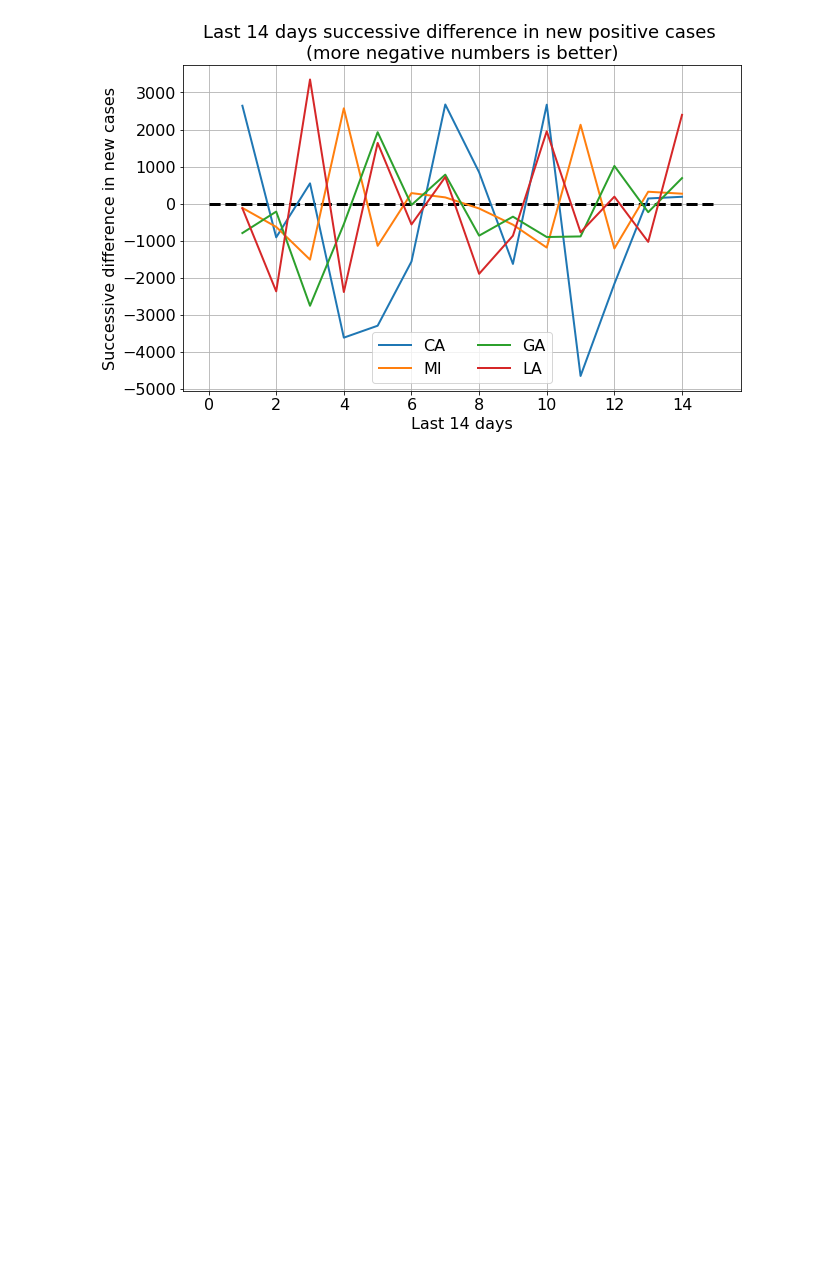
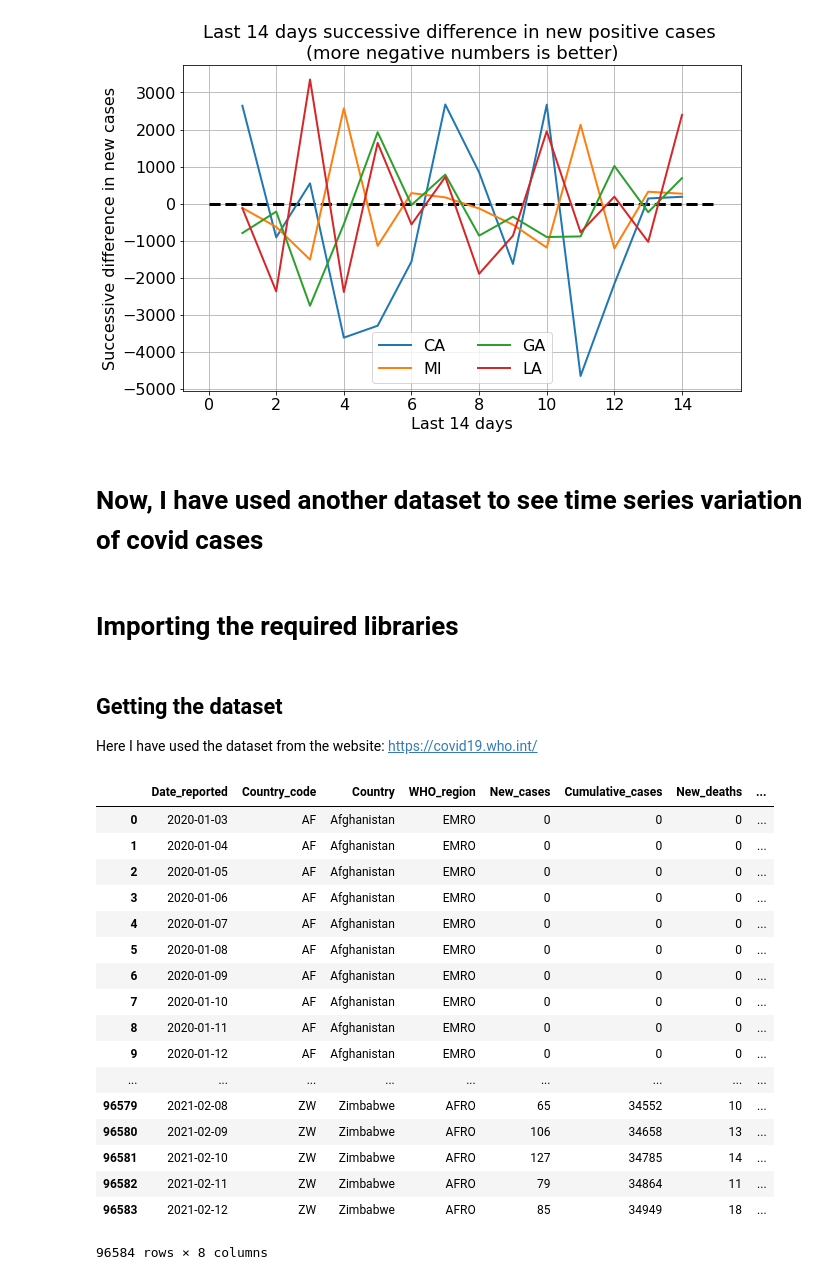
Before and after one commit to kairavibajaj/Covid-19-Data-Analysis, a Jupyter notebook: COVID19 Data Analysis.ipynb, the cells around one changed output. Saved outputs shown, nothing was run; the diff lists cells and outputs as text; code cells hidden in the pictures; blank space fills up the shorter version.

```diff
--- a/COVID19 Data Analysis.ipynb
+++ b/COVID19 Data Analysis.ipynb
@@ -353,3 +353,7 @@ plt.hlines(y=0,xmin=0,xmax=15,linestyles='--',lw=3)
 plt.show()
 # %% [output]
 [figure]
+# %% [markdown]
+# **Now, I have used another dataset to see time series variation of covid cases**
+# %% [markdown]
+# **Importing the required libraries**
@@ -355,0 +365,25 @@ plt.show()
+# %% [markdown]
+## Getting the dataset
+Here I have used the dataset from the website: https://covid19.who.int/
+# %%
+df = pd.read_csv("WHO-COVID-19-global-data.csv")
+df
+# %% [output]
+|  | Date_reported | Country_code | Country | WHO_region | New_cases | Cumulative_cases | New_deaths | ... |
+| 0 | 2020-01-03 | AF | Afghanistan | EMRO | 0 | 0 | 0 | ... |
+| 1 | 2020-01-04 | AF | Afghanistan | EMRO | 0 | 0 | 0 | ... |
+| 2 | 2020-01-05 | AF | Afghanistan | EMRO | 0 | 0 | 0 | ... |
+| 3 | 2020-01-06 | AF | Afghanistan | EMRO | 0 | 0 | 0 | ... |
+| 4 | 2020-01-07 | AF | Afghanistan | EMRO | 0 | 0 | 0 | ... |
+| 5 | 2020-01-08 | AF | Afghanistan | EMRO | 0 | 0 | 0 | ... |
+| 6 | 2020-01-09 | AF | Afghanistan | EMRO | 0 | 0 | 0 | ... |
+| 7 | 2020-01-10 | AF | Afghanistan | EMRO | 0 | 0 | 0 | ... |
+| 8 | 2020-01-11 | AF | Afghanistan | EMRO | 0 | 0 | 0 | ... |
+| 9 | 2020-01-12 | AF | Afghanistan | EMRO | 0 | 0 | 0 | ... |
+| ... | ... | ... | ... | ... | ... | ... | ... | ... |
+| 96579 | 2021-02-08 | ZW | Zimbabwe | AFRO | 65 | 34552 | 10 | ... |
+| 96580 | 2021-02-09 | ZW | Zimbabwe | AFRO | 106 | 34658 | 13 | ... |
+| 96581 | 2021-02-10 | ZW | Zimbabwe | AFRO | 127 | 34785 | 14 | ... |
+| 96582 | 2021-02-11 | ZW | Zimbabwe | AFRO | 79 | 34864 | 11 | ... |
+| 96583 | 2021-02-12 | ZW | Zimbabwe | AFRO | 85 | 34949 | 18 | ... |
+96584 rows × 8 columns
```
Also changed, not shown: parts of 11 cells of this notebook.
